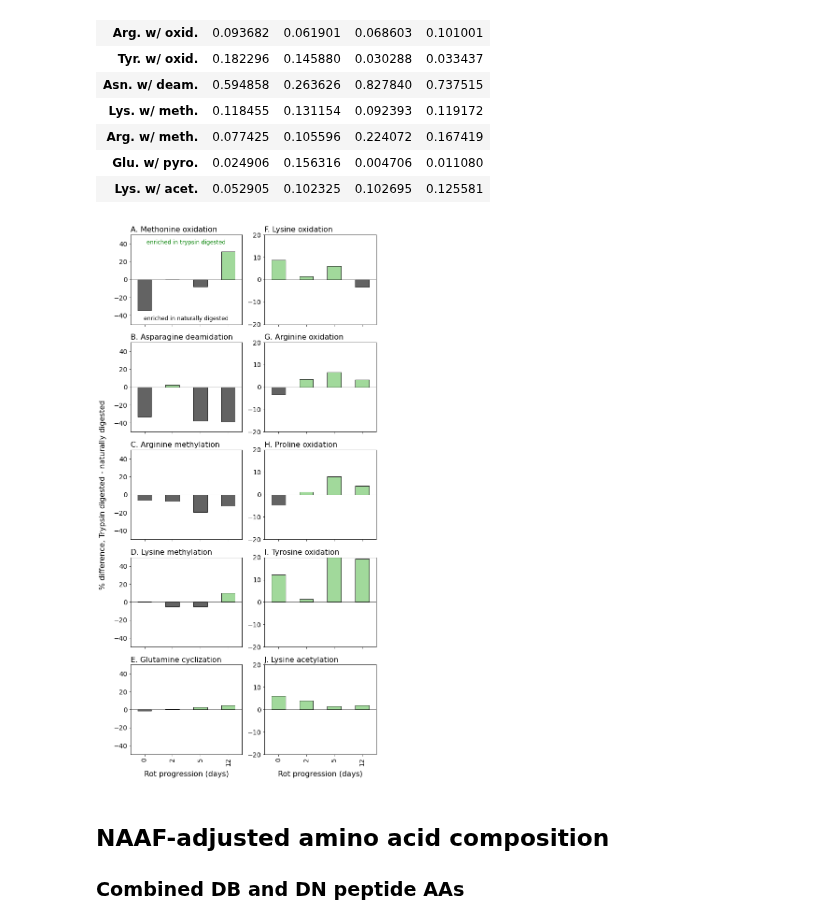
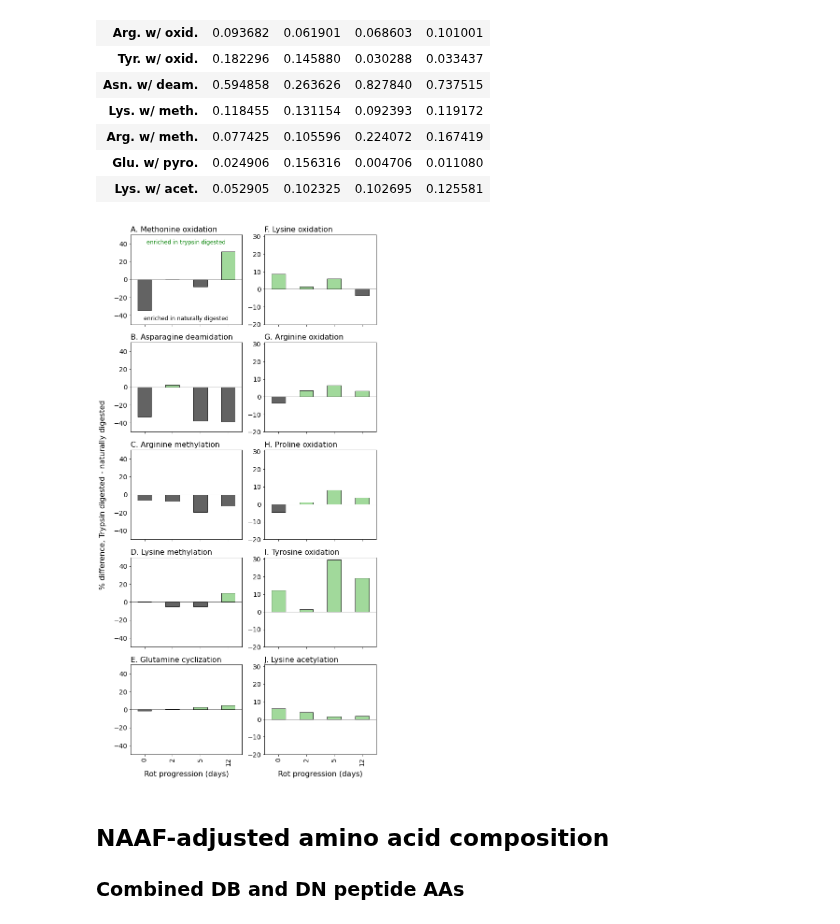
Before and after one commit to MeganEDuffy/rot-mayer, a Jupyter notebook: notebooks/PTM-AA/PTM-AAs-combined_DB_DN.ipynb, the cells around one changed output. Saved outputs shown, nothing was run; the diff lists cells and outputs as text; code cells hidden in the pictures.

```diff
--- a/notebooks/PTM-AA/PTM-AAs-combined_DB_DN.ipynb
+++ b/notebooks/PTM-AA/PTM-AAs-combined_DB_DN.ipynb
@@ -333,7 +333,7 @@ diff_plot.plot(ax = axes[0,1], x="Day", y="Lys. w/ oxid.", kind='bar', stacked=F
 axes[0,1].set_title('F. Lysine oxidation', fontsize = 16, loc='left')
 axes[0,1].axhline(0,color='black', linewidth = 0.6) # x = 0
 axes[0,1].get_legend().remove()
-axes[0,1].set_ylim([-20, 20])
+axes[0,1].set_ylim([-20, 31])
 axes[0,1].tick_params(labelsize= 14)
 
 # Arginine oxidation
@@ -343,7 +343,7 @@ diff_plot.plot(ax = axes[1,1], x="Day", y="Arg. w/ oxid.", kind='bar', stacked=F
 axes[1,1].set_title('G. Arginine oxidation', fontsize = 16, loc='left')
 axes[1,1].axhline(0,color='black', linewidth = 0.6) # x = 0
 axes[1,1].get_legend().remove()
-axes[1,1].set_ylim([-20, 20])
+axes[1,1].set_ylim([-20, 31])
 axes[1,1].tick_params(labelsize= 14)
 
 # Proline oxidation
@@ -353,38 +353,38 @@ diff_plot.plot(ax = axes[2,1], x="Day", y="Pro. w/ oxid.", kind='bar', stacked=F
 axes[2,1].set_title('H. Proline oxidation', fontsize = 16, loc='left')
 axes[2,1].axhline(0,color='black', linewidth = 0.6) # x = 0
 axes[2,1].get_legend().remove()
-axes[2,1].set_ylim([-20, 20])
+axes[2,1].set_ylim([-20, 31])
 axes[2,1].tick_params(labelsize= 14)
 
 
 # Tyrosine oxidation
 diff_plot.plot(ax = axes[3,1], x="Day", y="Tyr. w/ oxid.", kind='bar', stacked=False,  edgecolor = '#252525', \
               color=(diff_plot['Tyr. w/ oxid.'] > 0).map({True: '#a1d99b',
                                                     False: '#636363'}))
 axes[3,1].set_title('I. Tyrosine oxidation', fontsize = 16, loc='left')
 axes[3,1].axhline(0,color='black', linewidth = 0.6) # x = 0
 axes[3,1].get_legend().remove()
-axes[3,1].set_ylim([-20, 20])
+axes[3,1].set_ylim([-20, 31])
 axes[3,1].tick_params(labelsize= 14)
 
 # Lysine acetylation
 diff_plot.plot(ax = axes[4,1], x="Day", y="Lys. w/ acet.", kind='bar', stacked=False,  edgecolor = '#252525', \
               color=(diff_plot['Lys. w/ acet.'] > 0).map({True: '#a1d99b',
                                                     False: '#636363'}))
 axes[4,1].set_title('J. Lysine acetylation', fontsize = 16, loc='left')
 axes[4,1].axhline(0,color='black', linewidth = 0.6) # x = 0
 axes[4,1].get_legend().remove()
-axes[4,1].set_ylim([-20, 20])
+axes[4,1].set_ylim([-20, 31])
 axes[4,1].set_xlabel("Rot progression (days)", fontsize = 16, labelpad = 10)
 axes[4,1].tick_params(labelsize= 14)
 
 # Label the y axes
 axes[2,0].set_ylabel("% difference, Trypsin digested - naturally digested", fontsize = 16, labelpad = 15)
 
 # Save figure in manuscript dir
 plt.savefig('/home/millieginty/Documents/git-repos/rot-mayer/figures/manuscript-files/fig4-ptms.png', bbox_inches='tight', dpi=400)
 # %% [output]
-[figure, old version]
+[figure, new version]
 # %% [markdown]
 ## NAAF-adjusted amino acid composition
 
```
Also changed, not shown: 1 other file.
